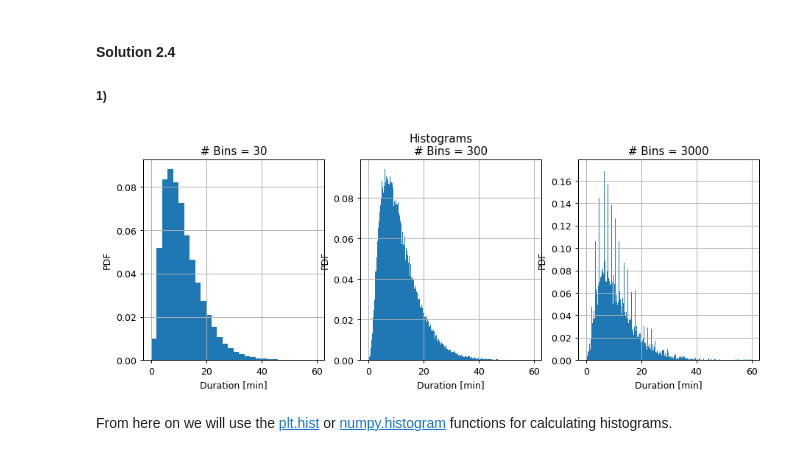
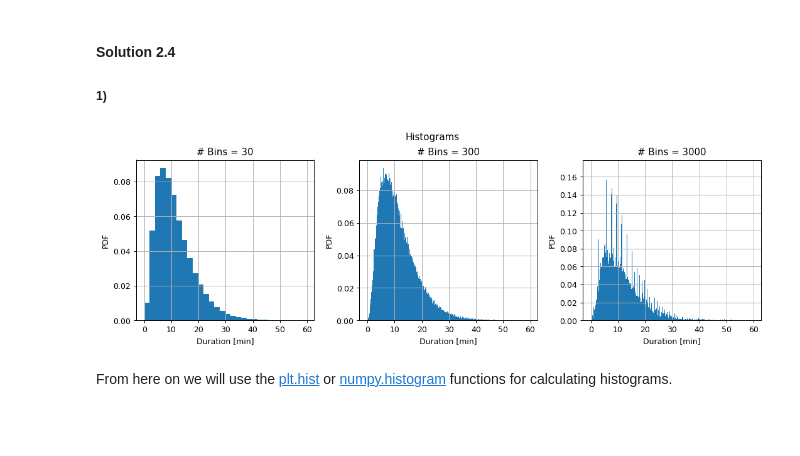
Before and after one commit to technion046195/semester_2019_spring, a Jupyter notebook: workshops/workshop_02_non_parametric_density_estimation.ipynb, the cells around one changed output. Saved outputs shown, nothing was run; the diff lists cells and outputs as text; code cells hidden in the pictures; blank space fills up the shorter version.

```diff
--- a/workshops/workshop_02_non_parametric_density_estimation.ipynb
+++ b/workshops/workshop_02_non_parametric_density_estimation.ipynb
@@ -252,15 +48,14 @@ We will start by loading the data and taking a look at it by printing out the 10
 
 - The data can be found at [https://technion046195.github.io/semester_2019_spring/datasets/nyc_taxi_rides.csv](https://technion046195.github.io/semester_2019_spring/datasets/nyc_taxi_rides.csv)
 # %%
-# data_file = 'https://technion046195.github.io/semester_2019_spring/datasets/nyc_taxi_rides.csv'
-data_file = '../datasets/nyc_taxi_rides.csv'
+data_file = 'https://technion046195.github.io/semester_2019_spring/datasets/nyc_taxi_rides.csv'
 
 ## Loading the data
 dataset = pd.read_csv(data_file)
 
 ## Print the number of rows in the data set
 number_of_rows = len(dataset)
-print('Number of rows in the dataset: {}'.format(number_of_rows))
+print_math('Number of rows in the dataset: $N={}$'.format(number_of_rows))
 
 ## Show the first 10 rows
 dataset.head(10)
@@ -367,40 +150,35 @@ For the interpolation, we will use the function [*scipy.interpolate.interp1d*](h
 # %%
-from scipy import interpolate
+def calculate_ecdf(x, grid):
 
-def calculate_ecdf(x, grid):
-    n_samples = len(x)
+    ## Initialize a an array for the calculated ECDF
+    ecdf = np.zeros(grid.shape)
 
-    ## Sort the samples (\tilde{x})
-    x_sorted = np.sort(x)
-    ## Generate the i/N value for each x_i
-    ecdf_value = np.arange(1, n_samples + 1, dtype=float) / n_samples
+    ## Calculate the ECDF by definition
+    for i, duration in enumerate(grid):   # enumerate adds an index to the list's values
+        ecdf[i] = (x <= duration).mean()
 
-    ## Create the ECDF function over the given grid using interpolation the closest neighbor to the left.
-    ## interp1d returns a function which performs the interpolation
-    ecdf_func = interpolate.interp1d(x_sorted, ecdf_value, kind='previous', bounds_error=False, assume_sorted=True)
-
-    return ecdf_func
+    return ecdf
 
 
 ## extarct the samples
 x = train_set['duration'].values
 
 ## Define the grid and interpolation function
-grid = np.arange(0, x.max() + 1e-9, 0.0001)
+grid = np.arange(0, x.max() + 1e-9, 0.001)
 
 ## Create the ECDF
-ecdf_func = calculate_ecdf(x, grid)
+ecdf = calculate_ecdf(x, grid)
 
 # plot the ECDF
 fig, ax = plt.subplots()
-ax.plot(grid, ecdf_func(grid))
+ax.plot(grid, ecdf)
 ax.set_title('ECDF')
 ax.set_ylabel('CDF')
 ax.set_xlabel('Duration [min]')
 
 ## Plot a zoomed in version
 fig, ax = plt.subplots()
-ax.plot(grid, ecdf_func(grid))
+ax.plot(grid, ecdf)
 ax.set_title('ECDF - Zoom in')
 ax.set_ylabel('CDF')
 ax.set_xlabel('Duration [min]')
@@ -447,10 +221,10 @@ for n_samples in [10, 100, 1000, len(x)]:
     x_smaller = rand_gen.choice(x, n_samples, replace=False)
 
     ## Create the ECDF
-    ecdf_func = calculate_ecdf(x_smaller, grid)
+    ecdf = calculate_ecdf(x_smaller, grid)
 
     ## Plot the ECDF
-    ax.plot(grid, ecdf_func(grid), label=str(n_samples))
+    ax.plot(grid, ecdf, label=str(n_samples))
 
 ## Add a legend
 ax.legend();
@@ -474,35 +248,36 @@ As we increase the number of points, the estimation becomes smoother, and althou
 # %%
 def calculate_hist(x, n_bins):
     ## Define bins
     bins_edges = np.linspace(0, x.max() + 1e-9, n_bins + 1)
     bins_width = np.diff(bins_edges) ## Equal to running: bins[1:] - bins[:-1]
 
     ## Calculate the histogram
     hist_values = np.zeros(n_bins)
     for k in range(n_bins):
         hist_values[k] = \
             np.sum((dataset['duration'] >= bins_edges[k]) &
                    (dataset['duration'] < bins_edges[k + 1])
                    ) / n_samples / bins_width[k]
 
     return hist_values, bins_edges, bins_width
 
 ## Prepare the figure
 fig, ax = plt.subplots(1, 3, figsize=(12, 4))
 ## Loop over the number of bins
-for i_bins, n_bins in enumerate([30, 300, 3000]):  # here enumerate adds attaches an index to the list's values
+for i_bins, n_bins in enumerate((30, 300, 3000)):
     ## Calculate the histogram
     hist_values, bins_edges, bins_width = calculate_hist(x, n_bins)
 
     ## Plot the histogram
     ax[i_bins].bar(bins_edges[:-1], hist_values, width=bins_width, align='edge');
     ax[i_bins].set_title('# Bins = {}'.format(n_bins))
     ax[i_bins].set_ylabel('PDF')
     ax[i_bins].set_xlabel('Duration [min]')
 
 fig.suptitle('Histograms');
+plt.tight_layout(rect=(0, 0, 1, 0.95))
 # %% [output]
-[figure, old version]
+[figure, new version]
 # %% [markdown]
 From here on we will use the [plt.hist](https://matplotlib.org/api/_as_gen/matplotlib.axes.Axes.hist.html?highlight=hist#matplotlib.axes.Axes.hist) or [numpy.histogram](https://docs.scipy.org/doc/numpy/reference/generated/numpy.histogram.html) functions for calculating histograms.
 # %% [markdown]
```
Also changed, not shown: parts of 39 cells of this notebook, 12 other files.
